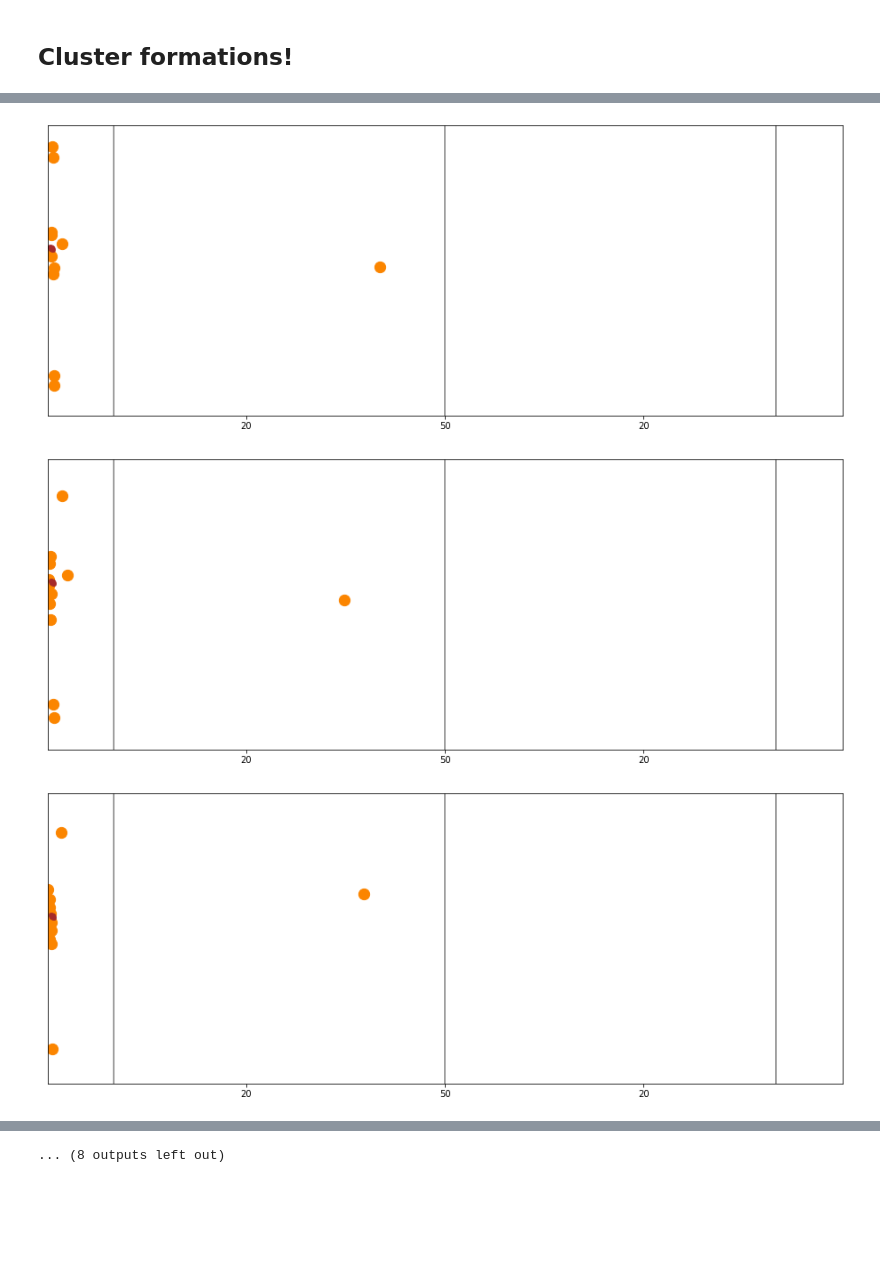
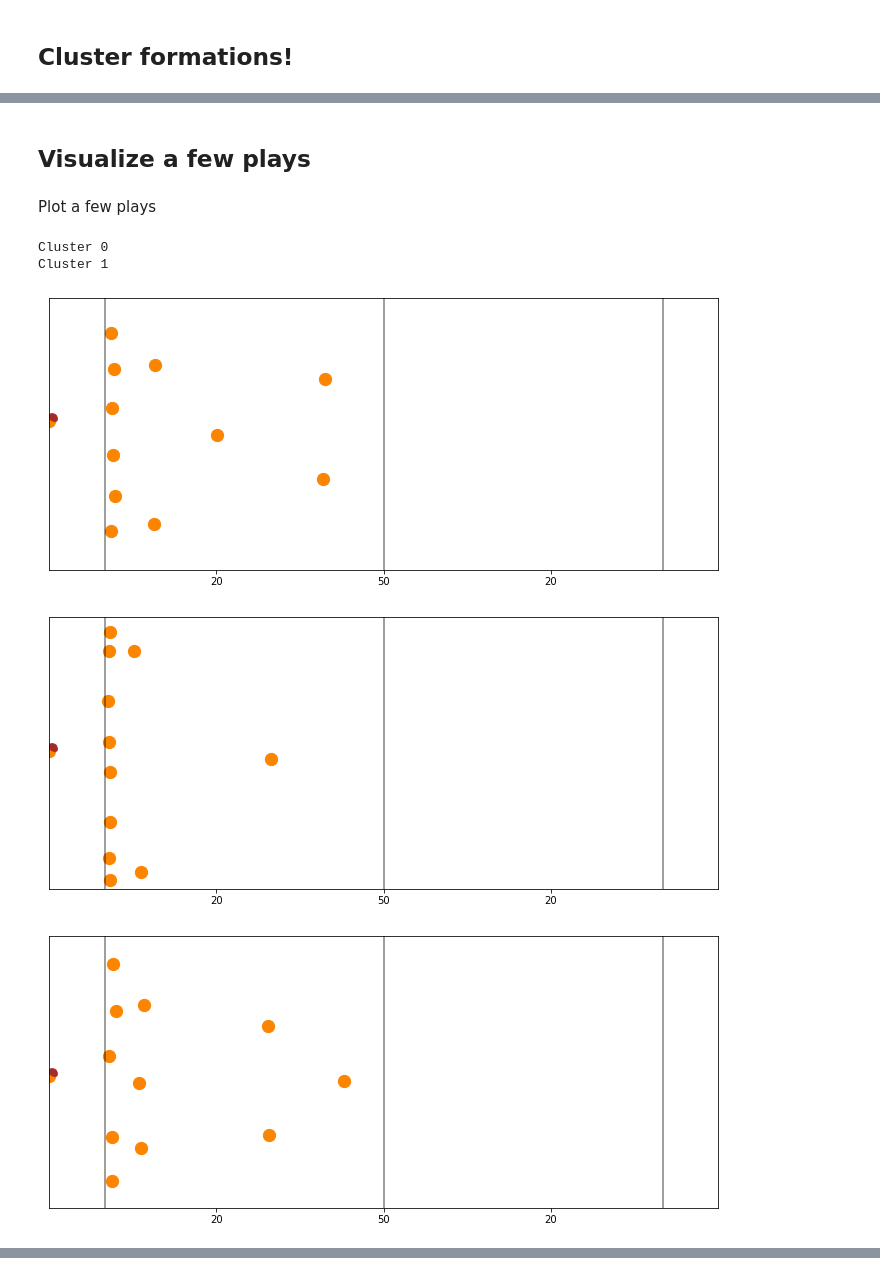
Before and after one commit to arvkevi/big-data-bowl-22, a Jupyter notebook: big_data_bowl_2022_2.ipynb, the cells around one changed output, grey strips where cells are left out. Saved outputs shown, nothing was run; the diff lists cells and outputs as text; code cells hidden in the pictures; blank space fills up the shorter version.

```diff
--- a/big_data_bowl_2022_2.ipynb
+++ b/big_data_bowl_2022_2.ipynb
@@ -430,8 +391,8 @@ offense_punt_umap = umapify(
 defense_kickoff_umap = umapify(
     defense_kickoff,
     umap__n_neighbors=75,
-    hdbscan__min_cluster_size=50,
-    hdbscan__min_samples=15,
+    hdbscan__min_cluster_size=15,
+    hdbscan__min_samples=5,
 )
 offense_kickoff_umap = umapify(
     offense_kickoff,
@@ -485,0 +474,10 @@ plot_clusters(defense_kickoff_umap)
+# %%
+offense_punt_clusters = offense_punt.merge(
+    offense_punt_umap["cluster"], left_index=True, right_index=True
+)
+offense_punt_clusters_reshaped = offense_punt_clusters.groupby("cluster").apply(
+    lambda row: row[range(1300)].mean()
+)
+offense_punt_clusters_reshaped = offense_punt_clusters_reshaped[
+    range(1300)
+].apply(lambda row: row.values.reshape(y_dim, x_dim), axis=1)
@@ -485,0 +486,7 @@ plot_clusters(defense_kickoff_umap)
+# %%
+# is this just different hash marks and center
+
+
+for cluster, cluster_array in offense_punt_clusters_reshaped.iteritems():
+    fig, ax = plt.subplots(figsize=(10, 4))
+    sns.heatmap(cluster_array, ax=ax)
@@ -486,8 +497,10 @@ plot_clusters(defense_kickoff_umap)
+# %% [markdown]
+## Visualize a few plays
 # %%
 def plot_play(gameid, playid, normdf):
     play = normdf.loc[(normdf["gameId"] == gameid) & (normdf["playId"] == playid)]
 
-    fig = plt.figure(figsize=(16, 6))
+    fig = plt.figure(figsize=(12, 5))
     ax = plt.axes(xlim=(0, 120), ylim=(0, 53))
 
 
@@ -550,17 +524,20 @@ def plot_play(gameid, playid, normdf):
+# %% [markdown]
+Plot a few plays
 # %%
-# defenese only
-for cluster in sorted(defense_punt_umap.cluster.unique()):
-    if cluster == 1:
-        cluster_plays = defense_punt_umap.loc[defense_punt_umap["cluster"] == cluster].reset_index()
-        gameids = cluster_plays["gameId"]
-        playids = cluster_plays["playId"]
+for cluster in sorted(defense_kickoff_umap.cluster.unique()):
+    print(f"Cluster {cluster}")
+    cluster_plays = defense_kickoff_umap.loc[defense_kickoff_umap["cluster"] == cluster].reset_index()
+    gameids = cluster_plays["gameId"]
+    playids = cluster_plays["playId"]
 
-        for i, (gameid, playid) in enumerate(zip(gameids, playids)):
-            if i == 20:
-                break
-            plot_play(gameid, playid, defense_df)
+    for i, (gameid, playid) in enumerate(zip(gameids, playids)):
+        if i == 5:
+            break
+        plot_play(gameid, playid, defense_df)
         #     # plt.savefig(f"punt_cluster_{cluster}_{gameid}_{playid}.png")
 # %% [output]
+Cluster 0
+Cluster 1
-[figure, old version]
+[figure, new version]
-[figure, old version]
+[figure, new version]
-[figure, old version]
+[figure, new version]
@@ -576 +550,0 @@ for cluster in sorted(defense_punt_umap.cluster.unique()):
-... (8 outputs left out)
```
Also changed, not shown: parts of 50 cells of this notebook.
